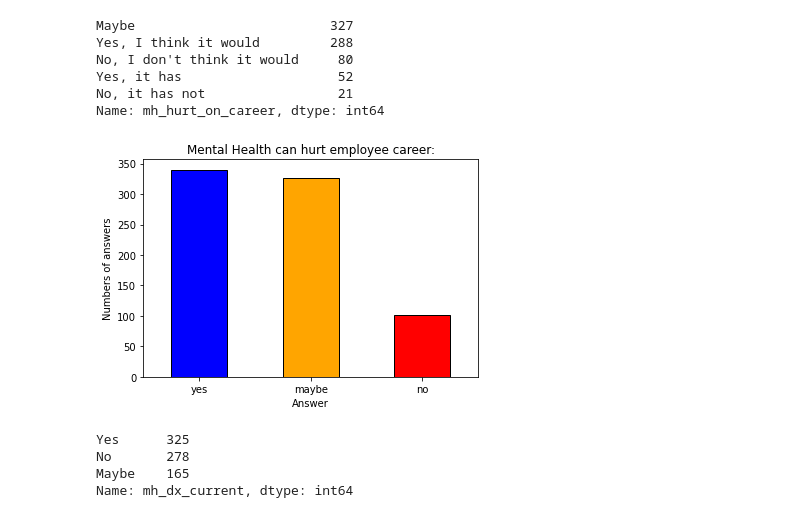
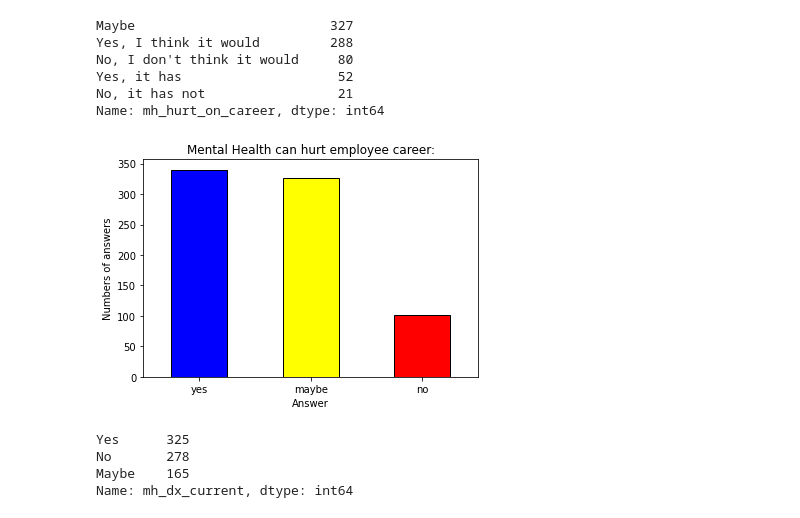
Before and after one commit to ArtTucker/mental_health_and_economics, a Jupyter notebook: machine_learning/ML_model_2.0.ipynb, the cells around one changed output. Drawn from its saved outputs; the diff is of its cells as text; code cells hidden in the pictures.

```diff
--- a/machine_learning/ML_model_2.0.ipynb
+++ b/machine_learning/ML_model_2.0.ipynb
@@ -282,20 +282,20 @@ Name: mh_hurt_on_career, dtype: int64
 # %%
 # Replace values:
 tech_2016_df["mh_hurt_on_career"].replace(["Yes, it has", "No, it has not", "Maybe"], ["yes", "no", "maybe"], inplace = True)
 tech_2016_df["mh_hurt_on_career"].replace(["Yes, I think it would", "No, I don't think it would"], ["yes", "no"], inplace = True)
 
 hurt_career = tech_2016_df["mh_hurt_on_career"].value_counts()
 edgecolor = ["black"]
-colors = ["blue", "orange", "red"]
+colors = ["blue", "yellow", "red"]
 hurt_career.plot.bar(title = "Mental Health can hurt employee career:",
                     xlabel = "Answer",
                     ylabel = "Numbers of answers",
                     color = colors,
                     edgecolor = edgecolor)
 plt.xticks(rotation = 360)
 plt.show()
 # %% [output]
-[figure, old version]
+[figure, new version]
 # %%
 # Check mh_dx_current:
 tech_2016_df["mh_dx_current"].value_counts()
```
Also changed, not shown: parts of 20 cells of this notebook.
